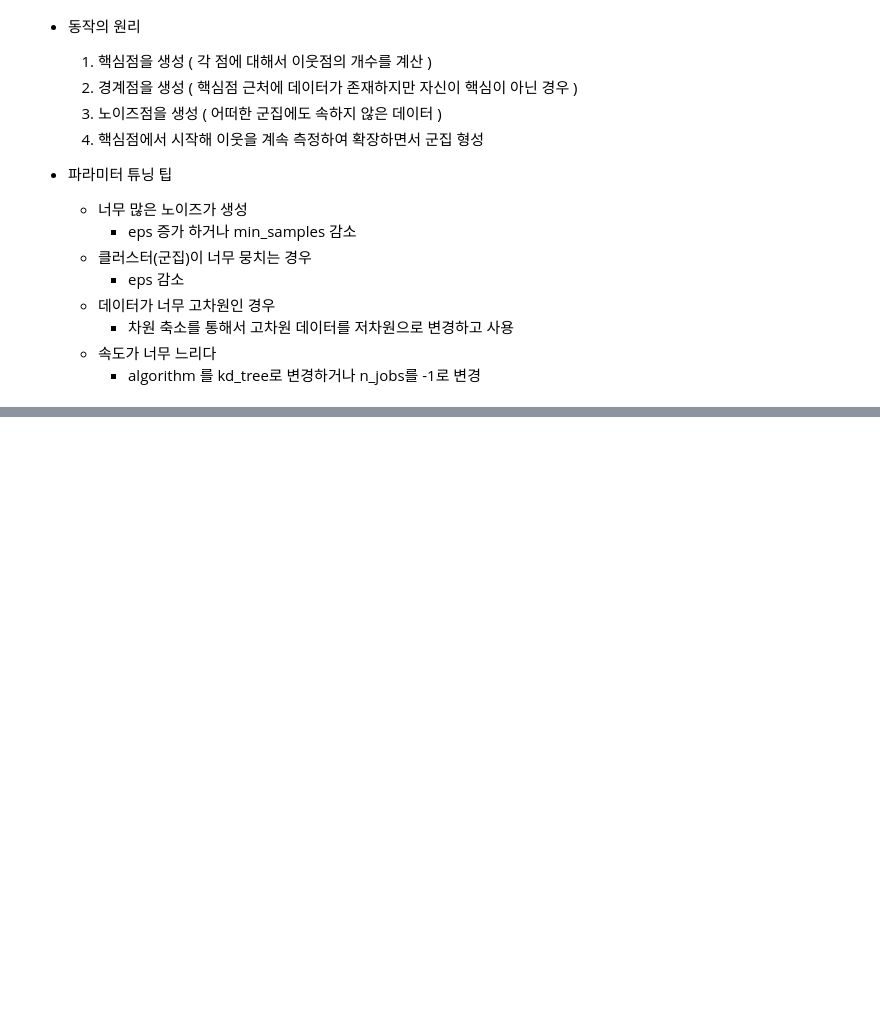
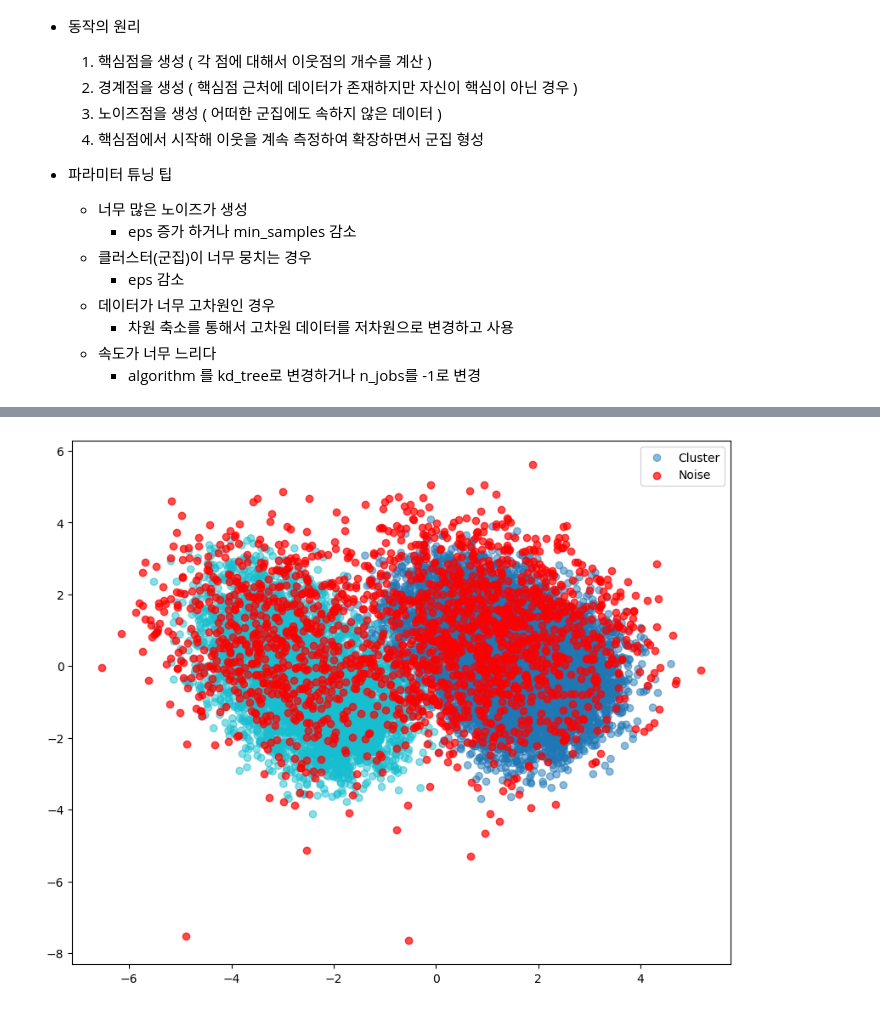
Before and after one commit to bsmoon-86/multicam_2025, a Jupyter notebook: 251013/03_DBSCAN.ipynb, the cells around one changed output, grey strips where cells are left out. Cells and saved outputs as stored; diff of their text form; code cells hidden in the pictures; blank space fills up the shorter version.

```diff
--- a/251013/03_DBSCAN.ipynb
+++ b/251013/03_DBSCAN.ipynb
@@ -144,0 +172,15 @@ set(labels)
+# %%
+# 같은 데이터셋을 이용하여 eps 값은 1.3
+# min_samples 의 값 10
+# 으로 DBSCAN을 이용하여 군집화 하고 실루엣 검증 지표와 PCA를 이용한 2차원 그래프를 생성
+
+eps2 = 1.3
+min_samples2 = 10
+
+db2 = DBSCAN(
+    eps = eps2,
+    min_samples= min_samples2,
+    n_jobs=-1
+)
+# %%
+labels2 = db2.fit_predict(X_std)
@@ -144,0 +198,13 @@ set(labels)
+# %%
+non_noise2 = labels2 != -1
+
+plt.figure(figsize=(10, 8))
+plt.scatter(X_pca[non_noise2 , 0], X_pca[non_noise2, 1], c = labels2[non_noise2],
+            cmap = 'tab10', label = 'Cluster', alpha=0.5)
+plt.scatter(X_pca[~non_noise2, 0], X_pca[~non_noise2, 1], c = 'red', label='Noise',
+            alpha=0.7)
+
+plt.legend()
+plt.show()
+# %% [output]
+[figure, added]
```
Also changed, not shown: parts of 12 cells of this notebook, 1 other file.
